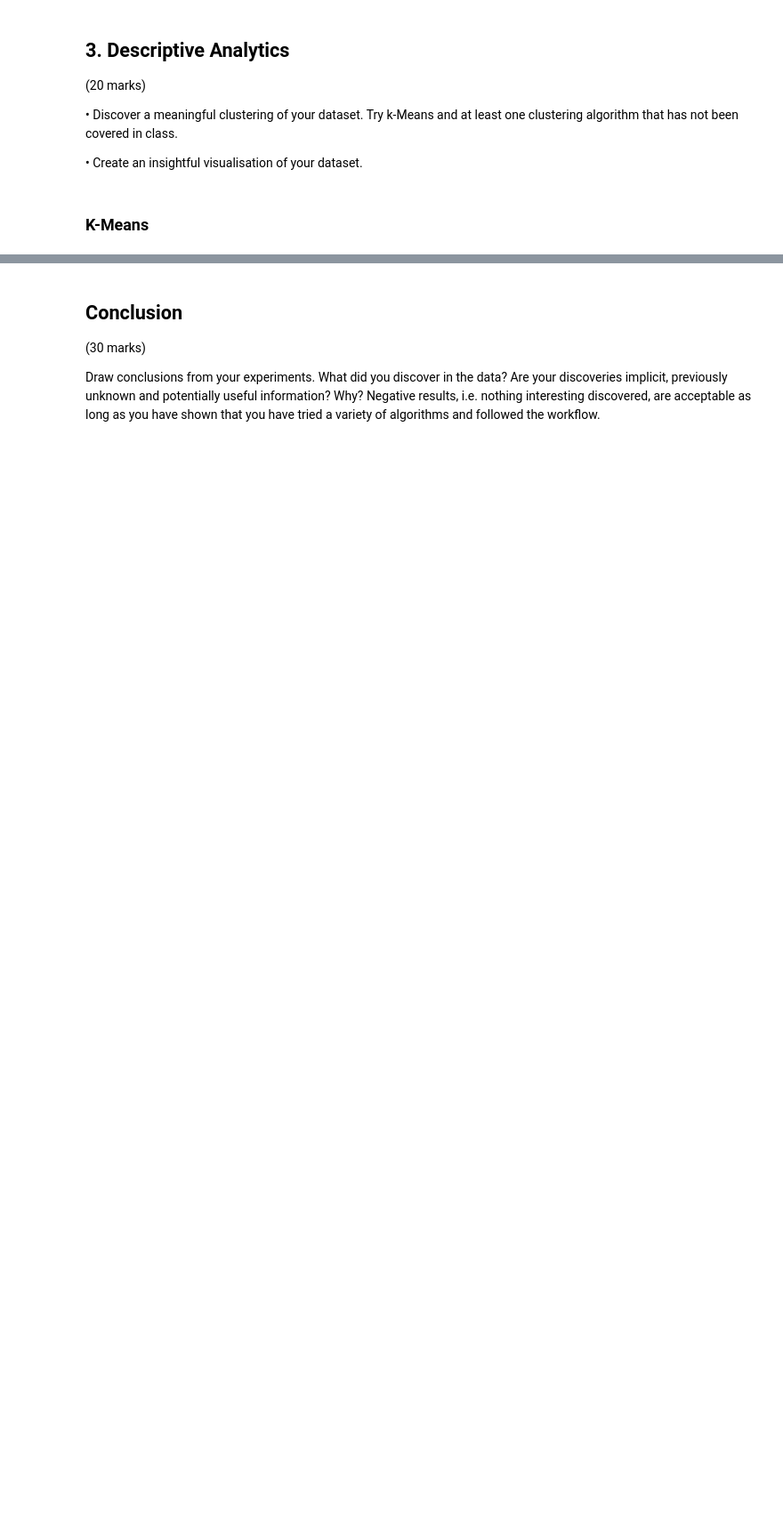
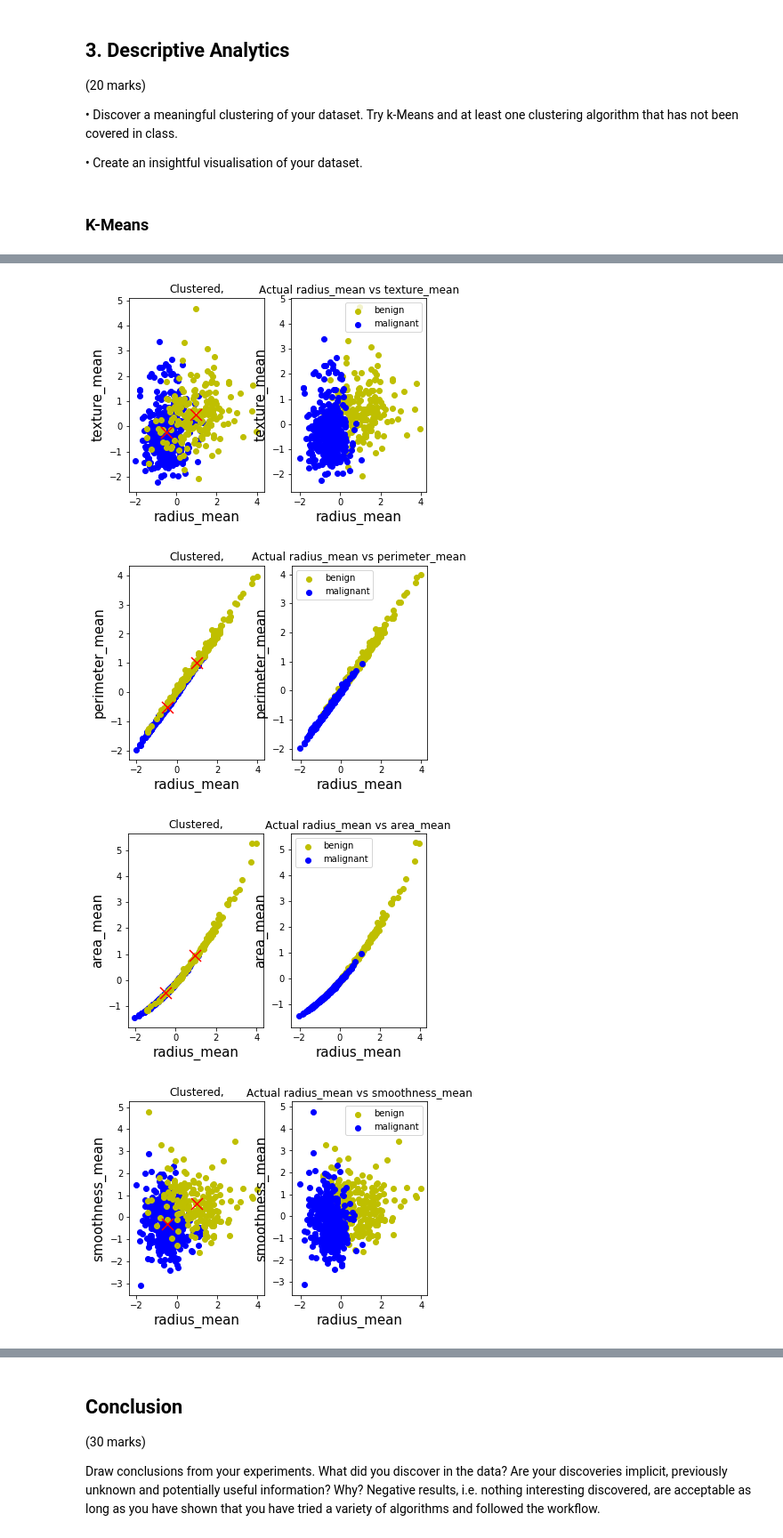
Before and after one commit to JonneyLloyd/data_mining, a Jupyter notebook: notebook.ipynb, the cells around one changed output, grey strips where cells are left out. Shown at 89% size. Drawn from its saved outputs; the diff is of its cells as text; code cells hidden in the pictures; blank space fills up the shorter version.

```diff
--- a/notebook.ipynb
+++ b/notebook.ipynb
@@ -297,0 +336,43 @@ has not been covered in class.
+# %%
+centroids = kmns.cluster_centers_
+labels = kmns.labels_
+
+true1 = [True if i==1 else False for i in labels.tolist()]
+true0 = [True if i==0 else False for i in labels.tolist()]
+
+true1y = [True if i==1 else False for i in datas.diagnosis]
+true0y = [True if i==0 else False for i in datas.diagnosis]
+# %%
+count = 0
+for m,i in enumerate(datas.columns.tolist()):
+    for n,j in enumerate(datas.columns.tolist()):
+        if i!=j and count <4:
+            fig = plt.figure()
+
+            ax1 = fig.add_subplot(121)
+            ax1.scatter(datas[true1][i],datas[true1][j], c="b")
+            ax1.scatter(datas[true0][i],datas[true0][j], c="y")
+            ax1.scatter(centroids[:, m], centroids[:, n],
+                        marker='x', s=169, linewidths=3,
+                        color='r', zorder=10)
+            title1 = "Clustered,"
+            ax1.set_title(title1)
+            ax1.set_xlabel(i)
+            ax1.set_ylabel(j)
+
+            ax2 = fig.add_subplot(122)
+            ax2.scatter(datas[true1y][i],datas[true1y][j], c="y")
+            ax2.scatter(datas[true0y][i],datas[true0y][j], c="b")
+            title2 = "Actual "+ i + " vs " + j
+            ax2.set_title(title2)
+            ax2.set_xlabel(i)
+            ax2.set_ylabel(j)
+
+            plt.legend(['benign','malignant'])
+            plt.show()
+            count += 1
+# %% [output]
+[figure, added]
+[figure, added]
+[figure, added]
+[figure, added]
```
Also changed, not shown: parts of 15 cells of this notebook.
